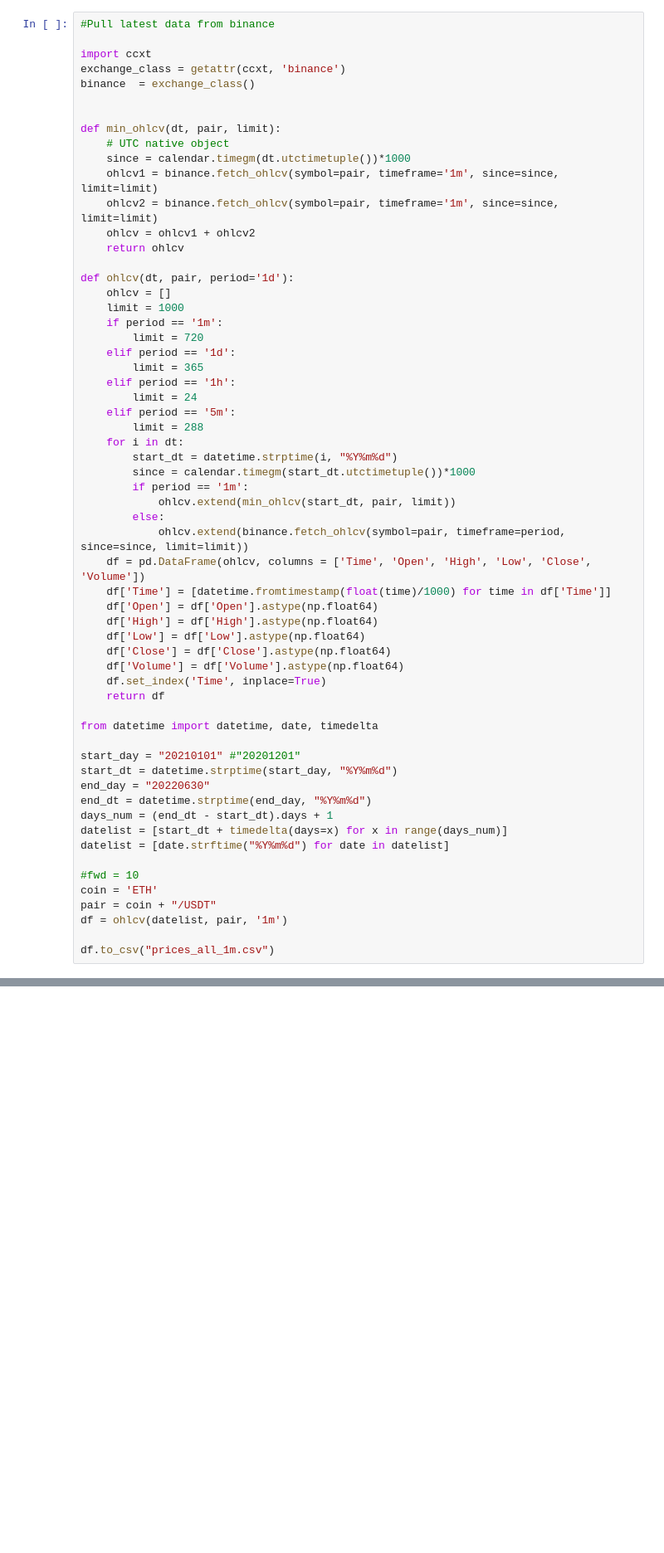
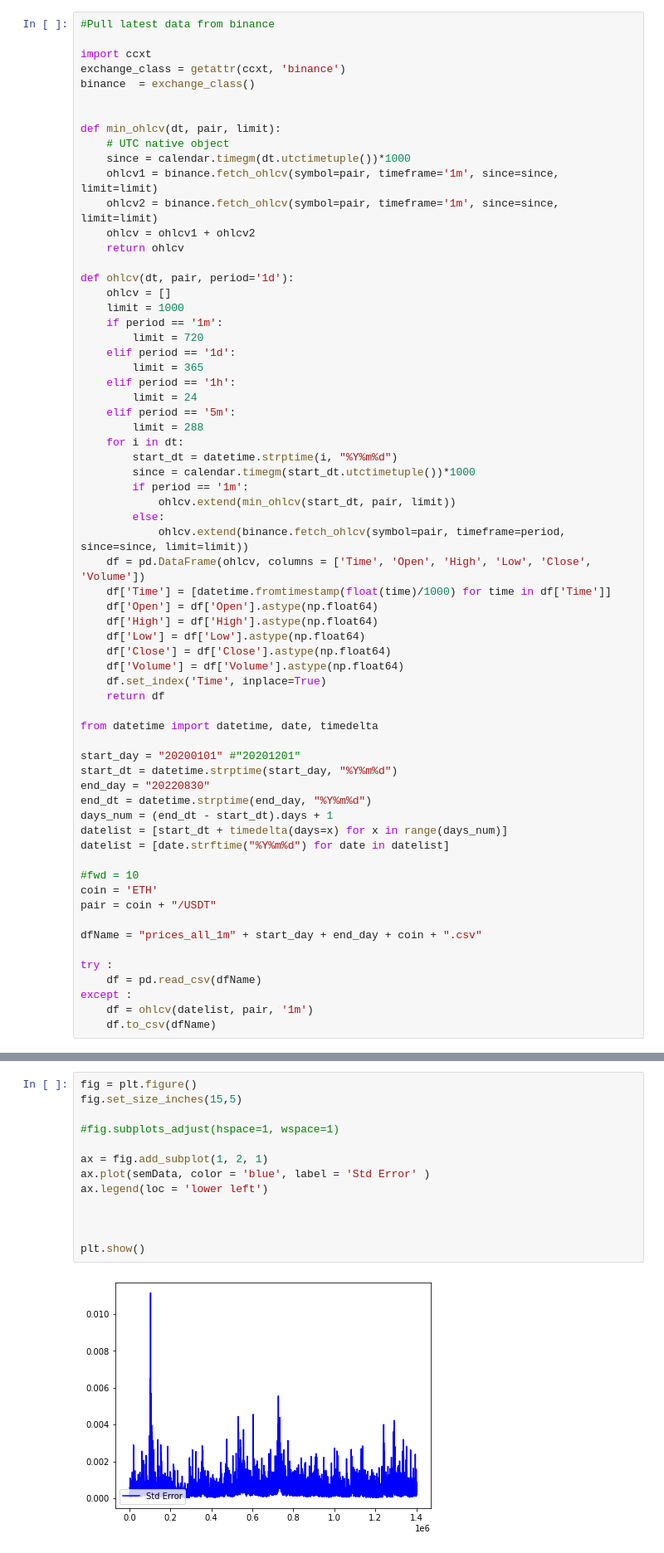
Before and after one commit to RoboVault/Strategy-Simulations, a Jupyter notebook: perpV2.ipynb, the cells around one changed output, grey strips where cells are left out. Shown at 83% size. Saved outputs shown, nothing was run; the diff lists cells and outputs as text; blank space fills up the shorter version.

```diff
--- a/perpV2.ipynb
+++ b/perpV2.ipynb
@@ -54,9 +54,9 @@ def ohlcv(dt, pair, period='1d'):
 
 from datetime import datetime, date, timedelta
 
-start_day = "20210101" #"20201201"
+start_day = "20200101" #"20201201"
 start_dt = datetime.strptime(start_day, "%Y%m%d")
-end_day = "20220630"
+end_day = "20220830"
 end_dt = datetime.strptime(end_day, "%Y%m%d")
 days_num = (end_dt - start_dt).days + 1
 datelist = [start_dt + timedelta(days=x) for x in range(days_num)]
@@ -65,9 +65,14 @@ datelist = [date.strftime("%Y%m%d") for date in datelist]
 #fwd = 10
 coin = 'ETH'
 pair = coin + "/USDT"
-df = ohlcv(datelist, pair, '1m')
 
-df.to_csv("prices_all_1m.csv")
+dfName = "prices_all_1m" + start_day + end_day + coin + ".csv"
+
+try :
+    df = pd.read_csv(dfName)
+except :
+    df = ohlcv(datelist, pair, '1m')
+    df.to_csv(dfName)
 # %%
 # calculations for Perp V2 LP
 
@@ -417,0 +431,15 @@ plt.show()
+# %%
+fig = plt.figure()
+fig.set_size_inches(15,5)
+
+#fig.subplots_adjust(hspace=1, wspace=1)
+
+ax = fig.add_subplot(1, 2, 1)
+ax.plot(semData, color = 'blue', label = 'Std Error' )
+ax.legend(loc = 'lower left')
+
+
+
+plt.show()
+# %% [output]
+[figure, added]
```
Also changed, not shown: parts of 15 cells of this notebook.
